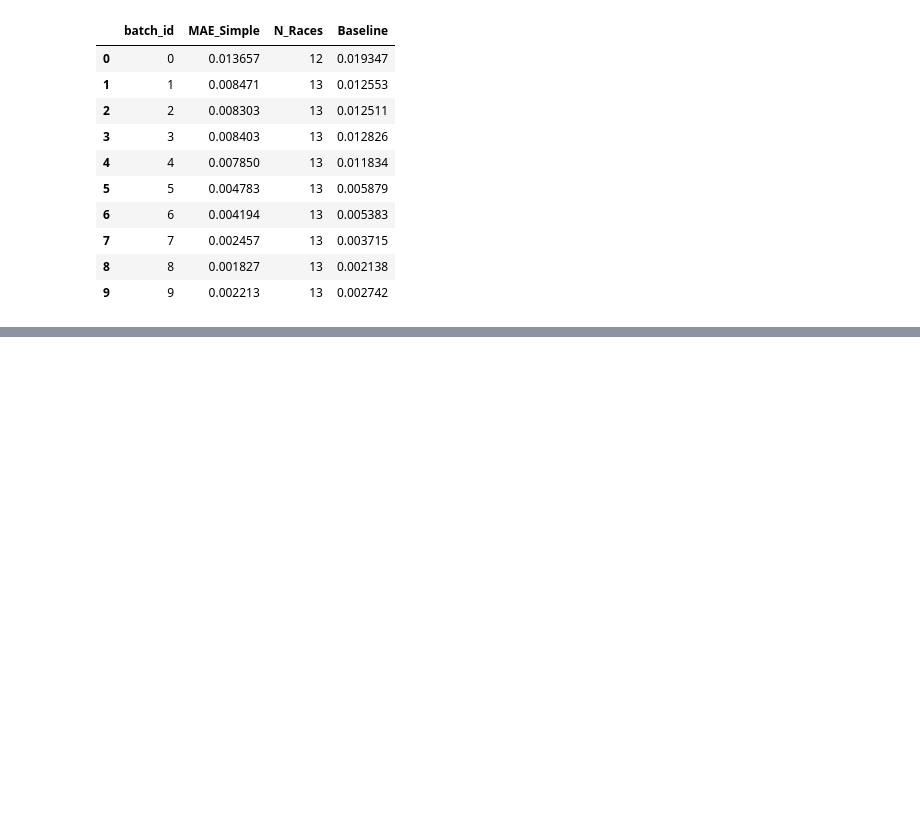
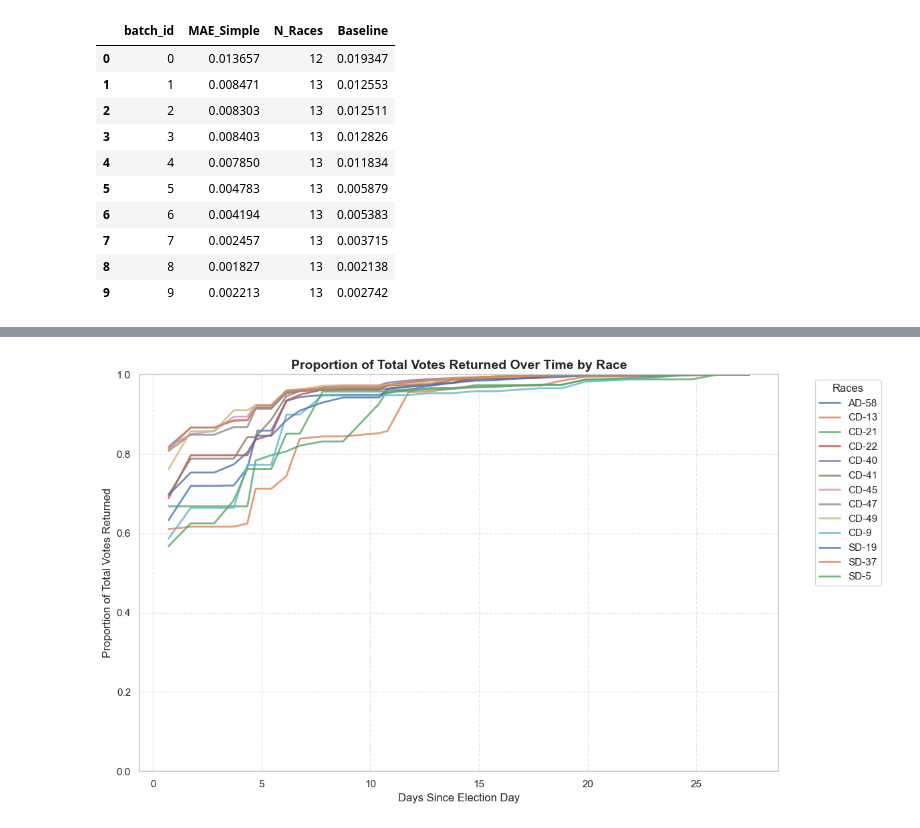
Before and after one commit to rickyrojas311/realtimeElectionForecasting, a Jupyter notebook: model_v2/model_v2.ipynb, the cells around one changed output, grey strips where cells are left out. Drawn from its saved outputs; the diff is of its cells as text; code cells hidden in the pictures; blank space fills up the shorter version.

```diff
--- a/model_v2/model_v2.ipynb
+++ b/model_v2/model_v2.ipynb
@@ -1047,0 +1071,73 @@ plt.show()
+# %%
+import matplotlib.pyplot as plt
+import numpy as np
+import pandas as pd
+
+# 1. Ensure Datetime is converted to a proper datetime object (if not already done)
+drop_data["Datetime"] = pd.to_datetime(drop_data["Datetime"])
+
+# 2. Define election day
+# You can set this to a specific date (e.g., pd.to_datetime("2024-11-05")),
+# or default to the earliest timestamp in your dataset:
+election_day = drop_data["Datetime"].min().normalize()
+
+# 3. Calculate days since election day as a float (including partial days)
+drop_data["days_since_election"] = (
+    drop_data["Datetime"] - election_day
+).dt.total_seconds() / 86400.0
+
+# 4. If final_total_votes isn't already in drop_data, merge it from race_data
+if "final_total_votes" not in drop_data.columns:
+    drop_data = drop_data.merge(
+        race_data[["race_id", "final_total_votes"]], on="race_id", how="left"
+    )
+
+# 5. Calculate the fraction of votes returned
+drop_data["votes_returned_fraction"] = (
+    drop_data["up_to_this_batch_total_votes"] / drop_data["final_total_votes"]
+)
+
+# 6. Plot the 13 lines (one for each race)
+plt.figure(figsize=(12, 7))
+
+# Sort by race_id to ensure consistent ordering
+unique_races = sorted(drop_data["race_id"].unique())
+
+for race_idx in unique_races:
+    # Filter data for the specific race and sort by time
+    race_df = drop_data[drop_data["race_id"] == race_idx].sort_values(
+        "days_since_election"
+    )
+
+    # Get the race name from your dictionary mapping
+    race_name = id_to_race.get(race_idx, f"Race {race_idx}")
+
+    # Plot days since election vs fraction of votes returned
+    plt.plot(
+        race_df["days_since_election"],
+        race_df["votes_returned_fraction"],
+        label=race_name,
+        linewidth=2,
+        alpha=0.8,
+    )
+
+# 7. Formatting the plot
+plt.title(
+    "Proportion of Total Votes Returned Over Time by Race",
+    fontsize=14,
+    fontweight="bold",
+)
+plt.xlabel("Days Since Election Day", fontsize=12)
+plt.ylabel("Proportion of Total Votes Returned", fontsize=12)
+
+# Set Y-axis strictly from 0 to 1
+plt.ylim(0, 1)
+
+# Add gridlines and legend
+plt.grid(True, linestyle="--", alpha=0.5)
+plt.legend(bbox_to_anchor=(1.05, 1), loc="upper left", title="Races")
+
+plt.tight_layout()
+plt.show()
+# %% [output]
+[figure, added]
```
Also changed, not shown: parts of 9 cells of this notebook, 2 other files.
